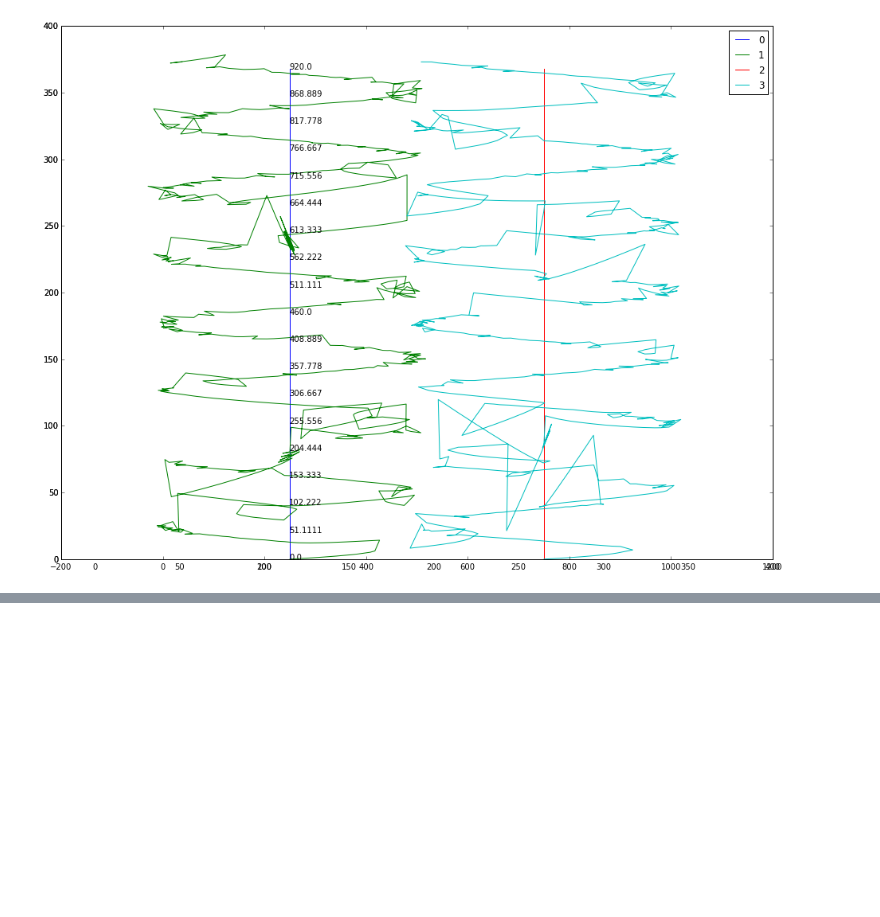
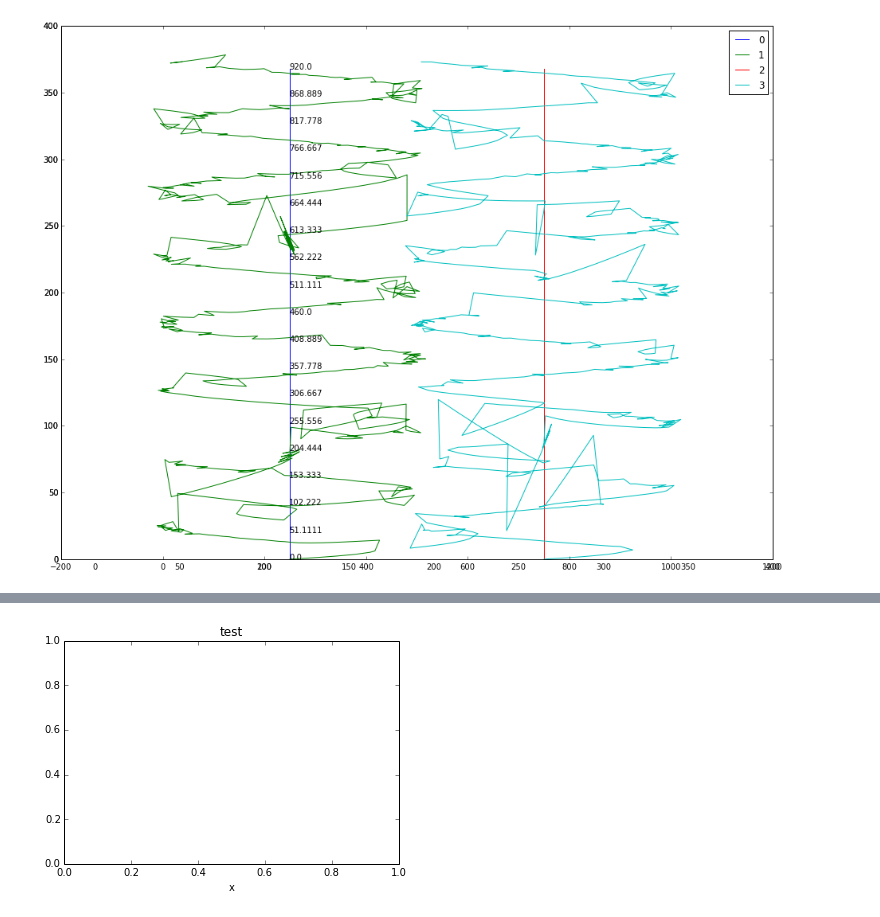
Before and after one commit to matiya/bonn-motion-parser, a Jupyter notebook: new MobilityModel.ipynb, the cells around one changed output, grey strips where cells are left out. Saved outputs shown, nothing was run; the diff lists cells and outputs as text; code cells hidden in the pictures; blank space fills up the shorter version.

```diff
--- a/new MobilityModel.ipynb
+++ b/new MobilityModel.ipynb
@@ -194,0 +205,93 @@ def allNodes(fileName):
+# %%
+import numpy as np
+from matplotlib import pyplot as plt
+from matplotlib.lines import Line2D
+from matplotlib import animation
+
+def update_line(num, data, line):
+    line.set_data(data[...,:num])
+    return line,
+
+
+
+def allNodes(fileName):
+  """plots all the nodes, the input is the decompressed file produced by bm"""
+  fig1 = plt.figure()
+  ax1 = plt.axes(xlim=(-20, 400), ylim=(0, 400))
+  line, = ax1.plot([], [], lw=2)
+
+  f = open(str(fileName[1]))
+  i = 0
+  nodes = []
+  for line in f:
+    nodes.append(line)
+    i += 1
+  print("totalNodes: "+str(len(nodes)))
+
+  nodeContainer = [] #contains all the nodes
+  for index in range(i):
+    #initialize all the nodes to zero
+    node = np.zeros((len(nodes[index].split())/4,4))
+    nodeContainer.append(node)
+
+
+  indexOfNodes = 0
+  listOfCoords = []
+
+  for element in nodes:
+    indexOfCoords = 0
+    #list of the coordenates of node "element" as [t0,x0,y0,t1...]
+    listOfCoords = element.split()
+    i = 0 #line of an specific node, so: [tn,xn,yn]
+    while indexOfCoords != len(listOfCoords):
+      nodeContainer[indexOfNodes][i][0] = listOfCoords[indexOfCoords]
+      nodeContainer[indexOfNodes][i][1] = listOfCoords[indexOfCoords + 1]
+      nodeContainer[indexOfNodes][i][2] = listOfCoords[indexOfCoords + 2]
+      nodeContainer[indexOfNodes][i][3] = listOfCoords[indexOfCoords + 3]
+      indexOfCoords += 4
+      i += 1
+    indexOfNodes += 1
+  ax1 = fig1.add_subplot(1,1,1)
+  legendList = []
+  for i in range(len(nodeContainer)):
+    ax1.plot(nodeContainer[i][:,1],nodeContainer[i][:,2], '-')
+    ims.append(ax1.plot(nodeContainer[i][:,1],nodeContainer[i][:,2], '-'))
+    legendList.append(str(i))
+  for j in range(len(nodeContainer[0][:,1])):
+    #annotates time in each data point for the first node
+    if(j==0 or j==len(nodeContainer[0][:,1])-1 or j%50==0):
+        ax1.annotate(str(nodeContainer[0][j][0]), (nodeContainer[0][j][1],nodeContainer[0][j][2]))
+  legend(legendList)
+  return ax1
+
+fig1 = plt.figure()
+
+data = np.random.rand(2, 25)
+
+l, = plt.plot([], [], 'r-')
+plt.xlim(0, 1)
+plt.ylim(0, 1)
+plt.xlabel('x')
+plt.title('test')
+line_aniani = animation.FuncAnimation(fig1, update_line, 25, fargs=(data, l),
+    interval=50, blit=True)
+line_ani.save('lines.mp4')
+
+fig2 = plt.figure()
+
+x = np.arange(-9, 10)
+y = np.arange(-9, 10).reshape(-1, 1)
+base = np.hypot(x, y)
+ims = []
+ims.append(allNodes([1,"/home/default/workspace/repos/python/bonn-motion-parser/mobilityGenerator/build/scenario0"]))
+ims.append(allNodes([1,"/home/default/workspace/repos/python/bonn-motion-parser/mobilityGenerator/build/scenario10"]))
+ims.append(allNodes([1,"/home/default/workspace/repos/python/bonn-motion-parser/mobilityGenerator/build/scenario20"]))
+#for add in np.arange(15):
+ #   ims.append((plt.pcolor(x, y, base + add, norm=plt.Normalize(0, 30)),))
+
+im_ani = animation.ArtistAnimation(fig2, ims, interval=50, repeat_delay=3000,
+    blit=True)
+im_ani.save('im.mp4', metadata={'artist':'Guido'})
+
+#ims.append(allNodes([1,"/home/default/workspace/repos/python/bonn-motion-parser/mobilityGenerator/build/scenario0"]))
+# %% [output]
@@ -194,0 +299 @@ def allNodes(fileName):
+[figure, added]
```
Also changed, not shown: parts of 8 cells of this notebook.
